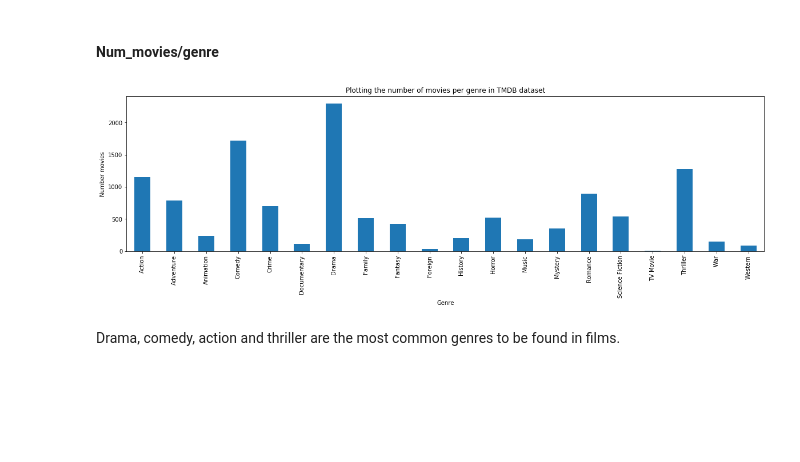
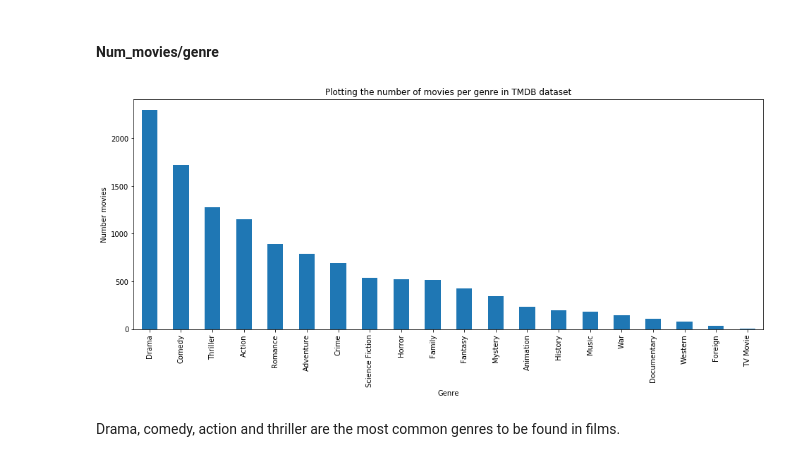
Before and after one commit to com-480-data-visualization/com-480-project-vizzybussy, a Jupyter notebook: data_analysis.ipynb, the cells around one changed output. Saved outputs shown, nothing was run; the diff lists cells and outputs as text; code cells hidden in the pictures; blank space fills up the shorter version.

```diff
--- a/data_analysis.ipynb
+++ b/data_analysis.ipynb
@@ -202,13 +202,20 @@ There are 54196 different actors in total in the dataset, and this high number w
 #### Movie/year
 # %%
 import matplotlib.pyplot as plt
-plt.rcParams['figure.figsize'] = [20, 5]
+plt.rcParams['figure.figsize'] = [16, 5]
 
 movie_per_year = tmdb_movies[['original_title', 'release_date']].dropna()
 movie_per_year['release_date'] = movie_per_year['release_date'].apply(lambda x: int(str(x).split("-")[0])).astype("int64")
 #movie_per_year = movie_per_year[movie_per_year.release_date < 2017]
+fig,ax = plt.subplots()
 movie_per_year['release_date'].value_counts(sort=False, ascending=True).sort_index().plot(kind='bar')
+every_nth = 4
+for n, label in enumerate(ax.xaxis.get_ticklabels()):
+    if n % every_nth != 0:
+        label.set_visible(False)
+
 plt.xlabel("Year")
 plt.ylabel("Number movies")
+plt.title("Number of movies per year")
 plt.show()
 # %% [output]
@@ -219,7 +226,7 @@ The dataset covers films from 1916 until 2015.
 # %% [markdown]
 #### Budget/profit
 # %%
-plt.rcParams['figure.figsize'] = [20, 10]
+plt.rcParams['figure.figsize'] = [16, 8]
 budget_profit = tmdb_movies[['budget', 'revenue']]
 budget_profit['profit'] = budget_profit['revenue'] - budget_profit['budget']
 budget_profit.plot.scatter(x='budget',
@@ -238,24 +245,24 @@ We see that high budget doesn't always mean high profit.
 #### Num_movies/genre
 # %%
 import numpy as np
-
+plt.rcParams['figure.figsize'] = [16, 6]
 def parse_genres(genres):
     L=[]
     for genre in genres:
         L.append(genre['name'])
     if len(L) == 0:
         return np.nan
     return L
 
 movie_genres = tmdb_movies[["id", "genres"]]
 movie_genres["genres"] = movie_genres.genres.apply(lambda x: parse_genres(literal_eval(x)))
 movie_genres = movie_genres.dropna().explode("genres")
-movie_genres['genres'].value_counts(sort=False, ascending=True).sort_index().plot(kind='bar')
+movie_genres['genres'].value_counts().sort_values(ascending=False).plot(kind='bar')
 plt.xlabel("Genre")
 plt.ylabel("Number movies")
 plt.title("Plotting the number of movies per genre in TMDB dataset")
 plt.show()
 # %% [output]
-[figure, old version]
+[figure, new version]
 # %% [markdown]
 Drama, comedy, action and thriller are the most common genres to be found in films.
```
Also changed, not shown: parts of 2 cells of this notebook.
